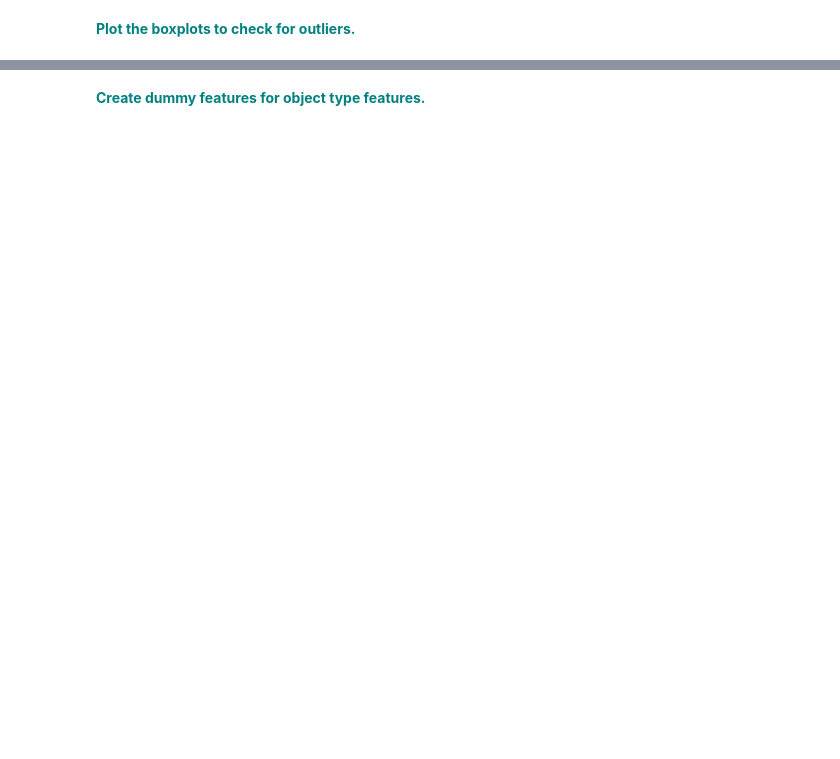
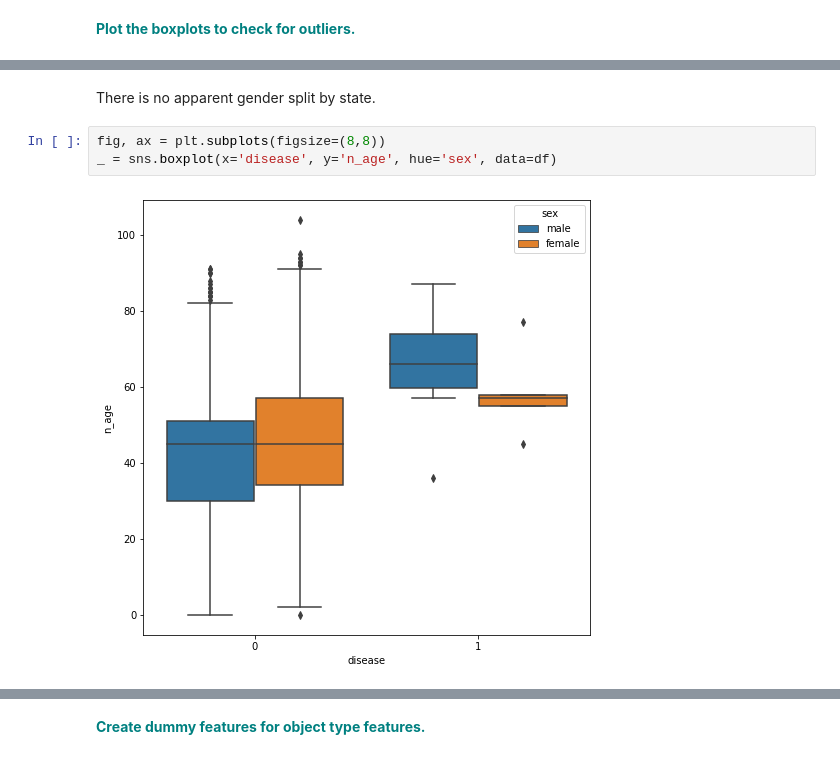
Before and after one commit to RafaelPinto/springboard, a Jupyter notebook: 1593492590_RandomForest_Covid_Case_Study_06302020/RandomForest Covid Case Study_06302020/RandomForest_casestudy_covid19.ipynb, the cells around one changed output, grey strips where cells are left out. Cells and saved outputs as stored; diff of their text form; blank space fills up the shorter version.

```diff
--- a/1593492590_RandomForest_Covid_Case_Study_06302020/RandomForest Covid Case Study_06302020/RandomForest_casestudy_covid19.ipynb
+++ b/1593492590_RandomForest_Covid_Case_Study_06302020/RandomForest Covid Case Study_06302020/RandomForest_casestudy_covid19.ipynb
@@ -132,0 +525,7 @@ vn
+# %% [markdown]
+There is no apparent gender split by state.
+# %%
+fig, ax = plt.subplots(figsize=(8,8))
+_ = sns.boxplot(x='disease', y='n_age', hue='sex', data=df)
+# %% [output]
+[figure, added]
```
Also changed, not shown: parts of 58 cells of this notebook, 2 other files.
